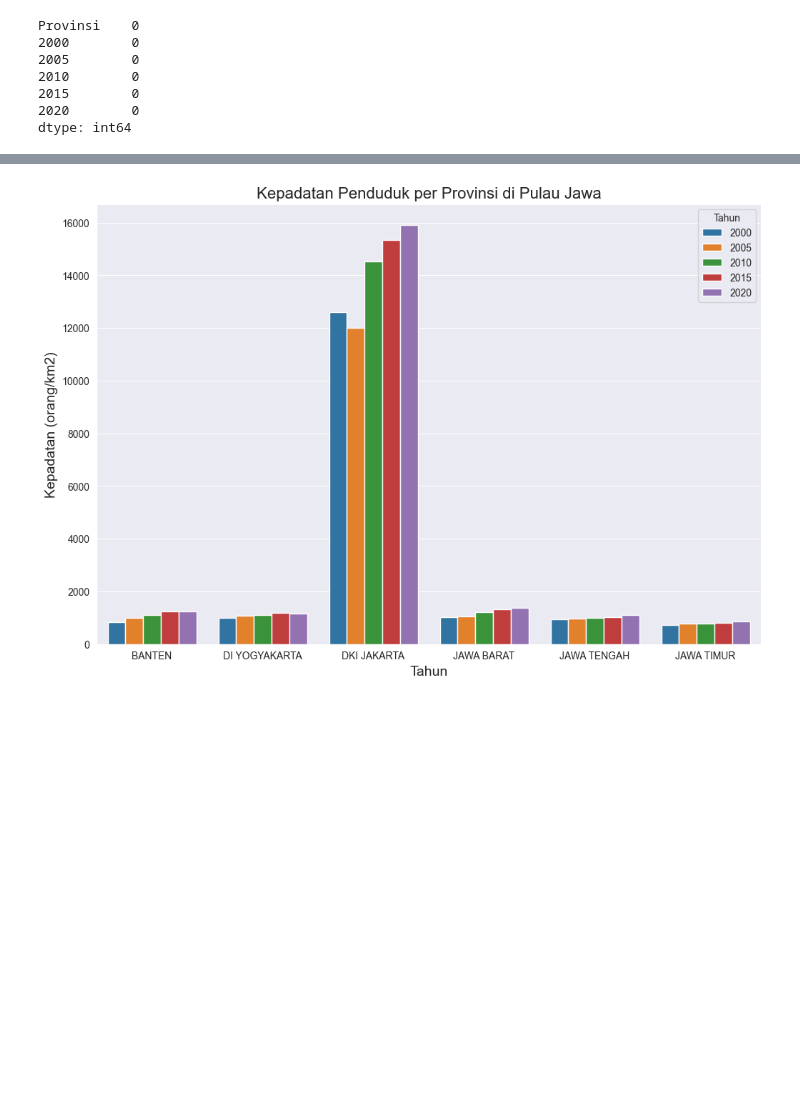
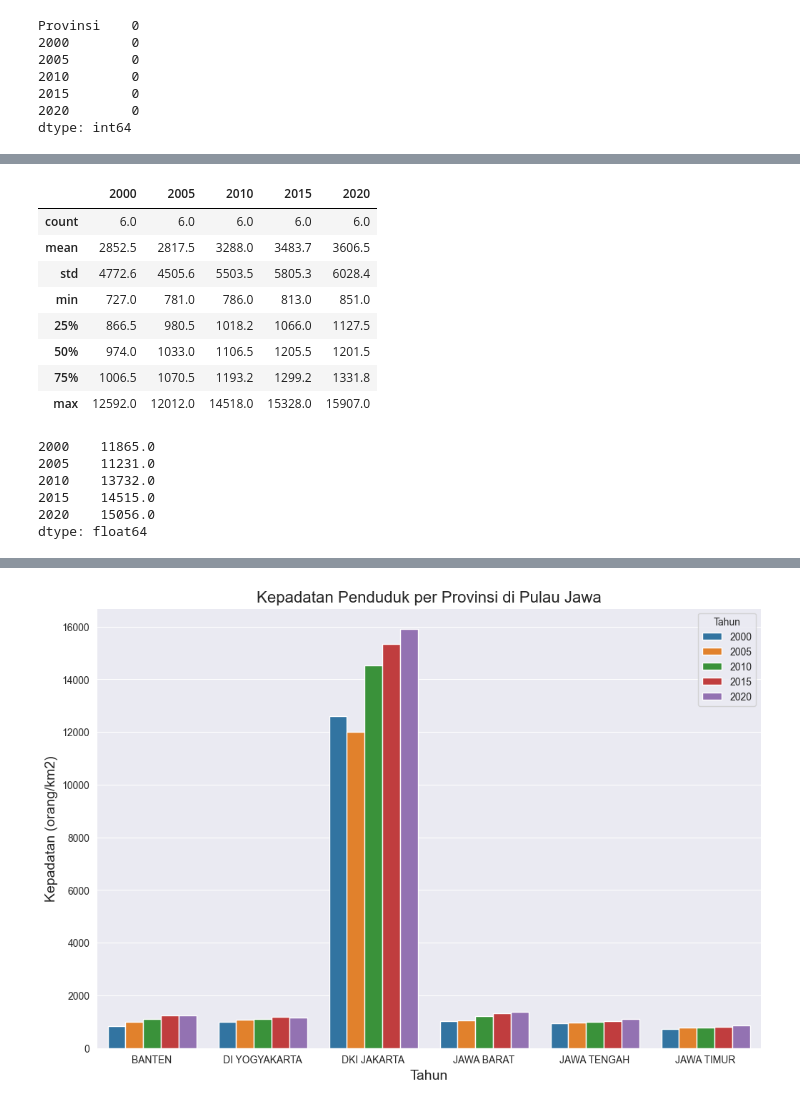
Before and after one commit to qznr/Smt2, a Jupyter notebook: Python/Statistika/KepadatanPenduduk.ipynb, the cells around one changed output, grey strips where cells are left out. Cells and saved outputs as stored; diff of their text form; code cells hidden in the pictures; blank space fills up the shorter version.

```diff
--- a/Python/Statistika/KepadatanPenduduk.ipynb
+++ b/Python/Statistika/KepadatanPenduduk.ipynb
@@ -46,3 +57,26 @@ dtype: int64
+# %%
+df_desc = df.describe().round(decimals=1)
+df_desc
+# %% [output]
+|  | 2000 | 2005 | 2010 | 2015 | 2020 |
+| count | 6.0 | 6.0 | 6.0 | 6.0 | 6.0 |
+| mean | 2852.5 | 2817.5 | 3288.0 | 3483.7 | 3606.5 |
+| std | 4772.6 | 4505.6 | 5503.5 | 5805.3 | 6028.4 |
+| min | 727.0 | 781.0 | 786.0 | 813.0 | 851.0 |
+| 25% | 866.5 | 980.5 | 1018.2 | 1066.0 | 1127.5 |
+| 50% | 974.0 | 1033.0 | 1106.5 | 1205.5 | 1201.5 |
+| 75% | 1006.5 | 1070.5 | 1193.2 | 1299.2 | 1331.8 |
+| max | 12592.0 | 12012.0 | 14518.0 | 15328.0 | 15907.0 |
+# %%
+df_range = df_desc.loc['max'] - df_desc.loc['min']
+df_range
+# %% [output]
+2000    11865.0
+2005    11231.0
+2010    13732.0
+2015    14515.0
+2020    15056.0
+dtype: float64
 # %%
 df
 # %% [output]
```
Also changed, not shown: parts of 11 cells of this notebook.
